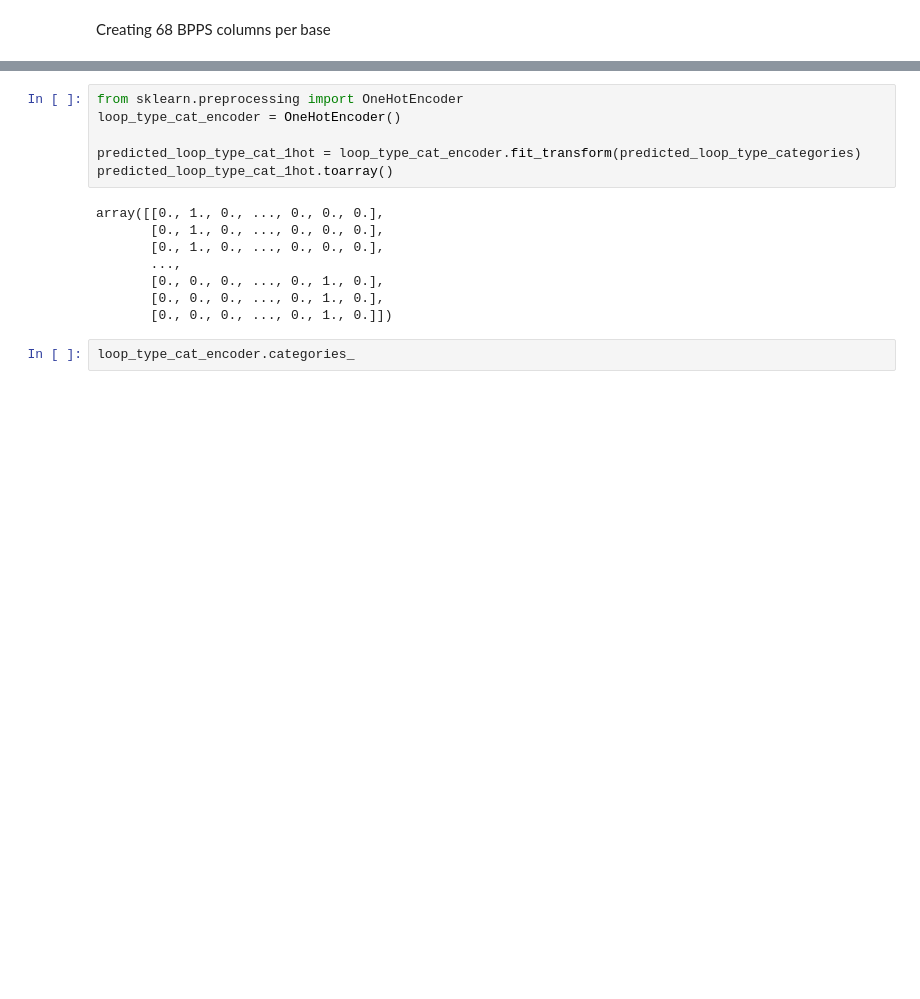
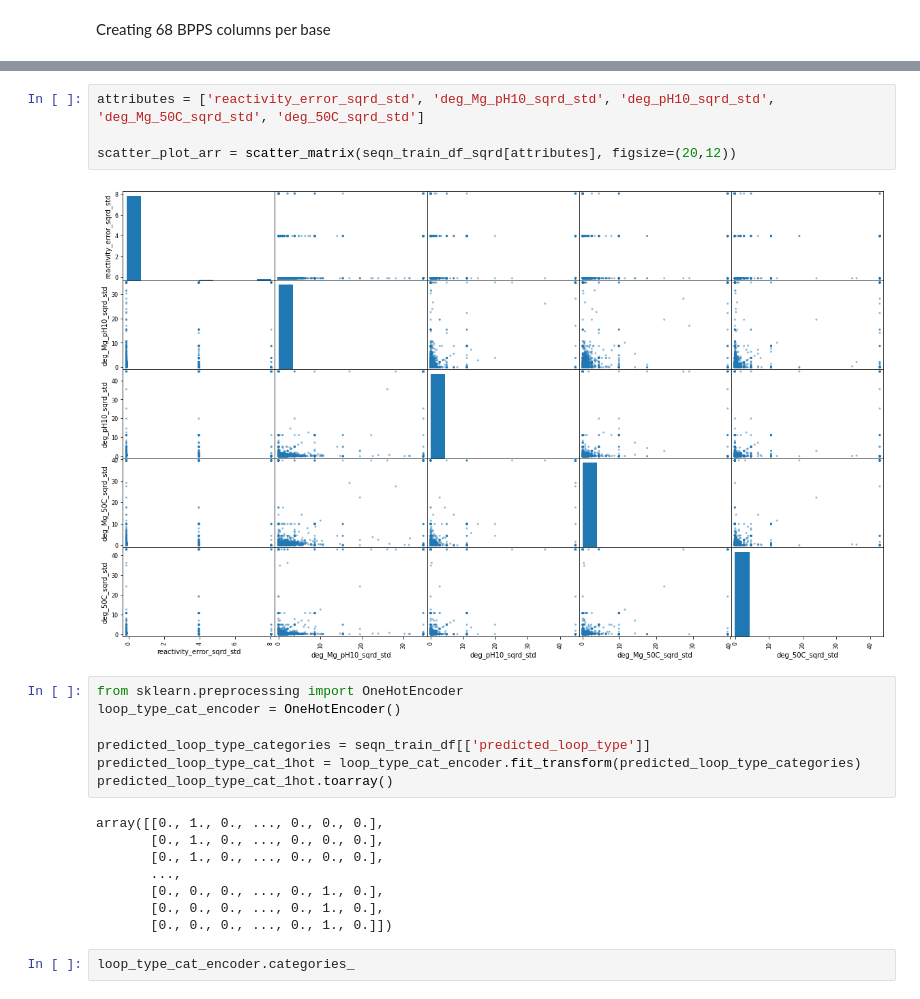
Before and after one commit to sumaniitm/kaggle-mRNA-feature-engineering, a Jupyter notebook: notebook-covid19-mrna.ipynb, the cells around one changed output, grey strips where cells are left out. Cells and saved outputs as stored; diff of their text form; blank space fills up the shorter version.

```diff
--- a/notebook-covid19-mrna.ipynb
+++ b/notebook-covid19-mrna.ipynb
@@ -284,7 +255,14 @@ predicted_loop_type_categories.head(10)
+# %%
+attributes = ['reactivity_error_sqrd_std', 'deg_Mg_pH10_sqrd_std', 'deg_pH10_sqrd_std', 'deg_Mg_50C_sqrd_std', 'deg_50C_sqrd_std']
+
+scatter_plot_arr = scatter_matrix(seqn_train_df_sqrd[attributes], figsize=(20,12))
+# %% [output]
+[figure, added]
 # %%
 from sklearn.preprocessing import OneHotEncoder
 loop_type_cat_encoder = OneHotEncoder()
 
+predicted_loop_type_categories = seqn_train_df[['predicted_loop_type']]
 predicted_loop_type_cat_1hot = loop_type_cat_encoder.fit_transform(predicted_loop_type_categories)
 predicted_loop_type_cat_1hot.toarray()
 # %% [output]
```
Also changed, not shown: parts of 23 cells of this notebook.
